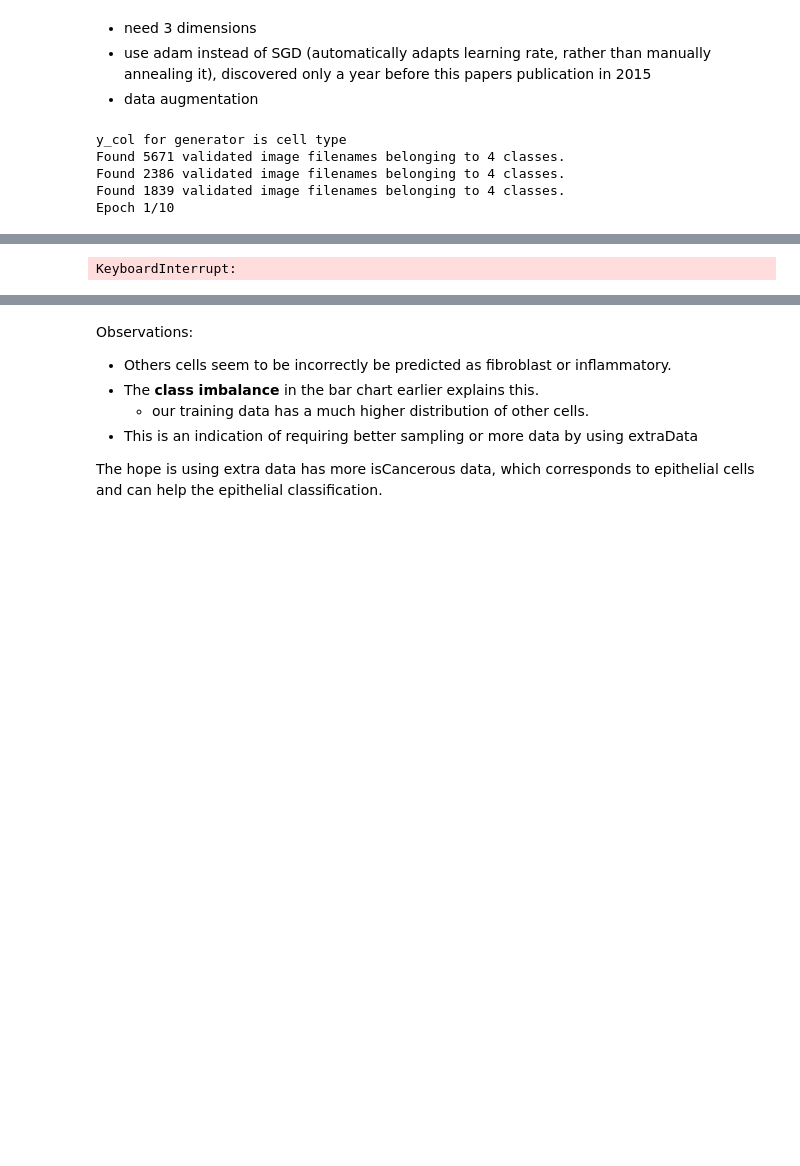
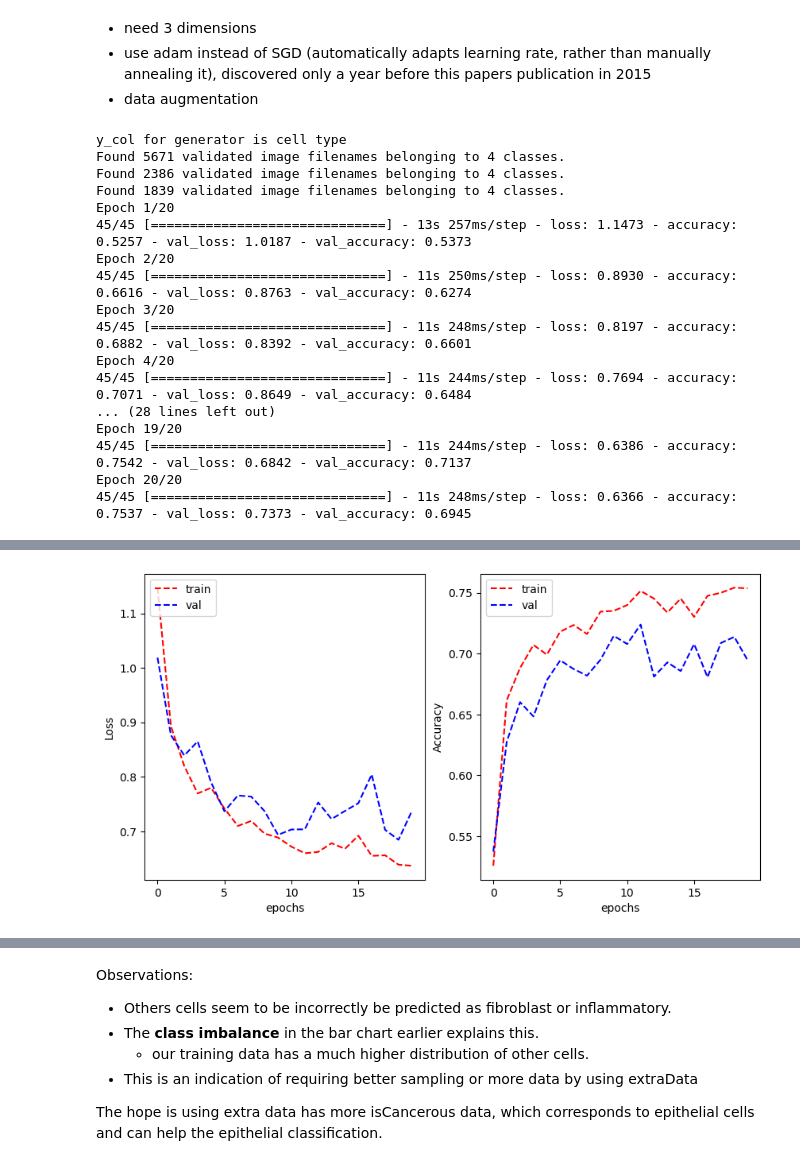
Before and after one commit to Keen2Kode/Machine-Learning, a Jupyter notebook: assignment_2.ipynb, the cells around one changed output, grey strips where cells are left out. Cells and saved outputs as stored; diff of their text form; code cells hidden in the pictures; blank space fills up the shorter version.

```diff
--- a/assignment_2.ipynb
+++ b/assignment_2.ipynb
@@ -597,13 +610,25 @@ Found 1839 validated image filenames belonging to 4 classes.
 # %%
 # the input shape will now take all 3 RGB channels
 # no need to manually anneal learning rate, use ADAM
-improved_CNN = softmax_CNN('cellType', input_shape=(27,27,3), optimizer='adam', fully_connected_units=512, dropout=0.5, dropLastLayer=True)
-train_generator, val_generator, _ = generator(128, 'cellType')
-improved_history = improved_CNN.fit(train_generator, epochs=10, validation_data=val_generator)
+improved_CNN = softmax_CNN('cellTypeName', input_shape=(27,27,3), optimizer='adam', fully_connected_units=512, dropout=0.5, dropLastLayer=True)
+train_generator, val_generator, _ = generator(128, 'cellTypeName')
+improved_history = improved_CNN.fit(train_generator, epochs=20, validation_data=val_generator)
 train_val_accuracy(improved_history)
 # %% [output]
 y_col for generator is cell type
 Found 5671 validated image filenames belonging to 4 classes.
 Found 2386 validated image filenames belonging to 4 classes.
 Found 1839 validated image filenames belonging to 4 classes.
-Epoch 1/10
+Epoch 1/20
+45/45 [==============================] - 13s 257ms/step - loss: 1.1473 - accuracy: 0.5257 - val_loss: 1.0187 - val_accuracy: 0.5373
+Epoch 2/20
+45/45 [==============================] - 11s 250ms/step - loss: 0.8930 - accuracy: 0.6616 - val_loss: 0.8763 - val_accuracy: 0.6274
+Epoch 3/20
+45/45 [==============================] - 11s 248ms/step - loss: 0.8197 - accuracy: 0.6882 - val_loss: 0.8392 - val_accuracy: 0.6601
+Epoch 4/20
+45/45 [==============================] - 11s 244ms/step - loss: 0.7694 - accuracy: 0.7071 - val_loss: 0.8649 - val_accuracy: 0.6484
+... (28 lines left out)
+Epoch 19/20
+45/45 [==============================] - 11s 244ms/step - loss: 0.6386 - accuracy: 0.7542 - val_loss: 0.6842 - val_accuracy: 0.7137
+Epoch 20/20
+45/45 [==============================] - 11s 248ms/step - loss: 0.6366 - accuracy: 0.7537 - val_loss: 0.7373 - val_accuracy: 0.6945
@@ -622,3 +635,3 @@ Epoch 7/10
-KeyboardInterrupt:
+[figure, added]
 # %%
 # to get samples in order
```
Also changed, not shown: parts of 11 cells of this notebook.
